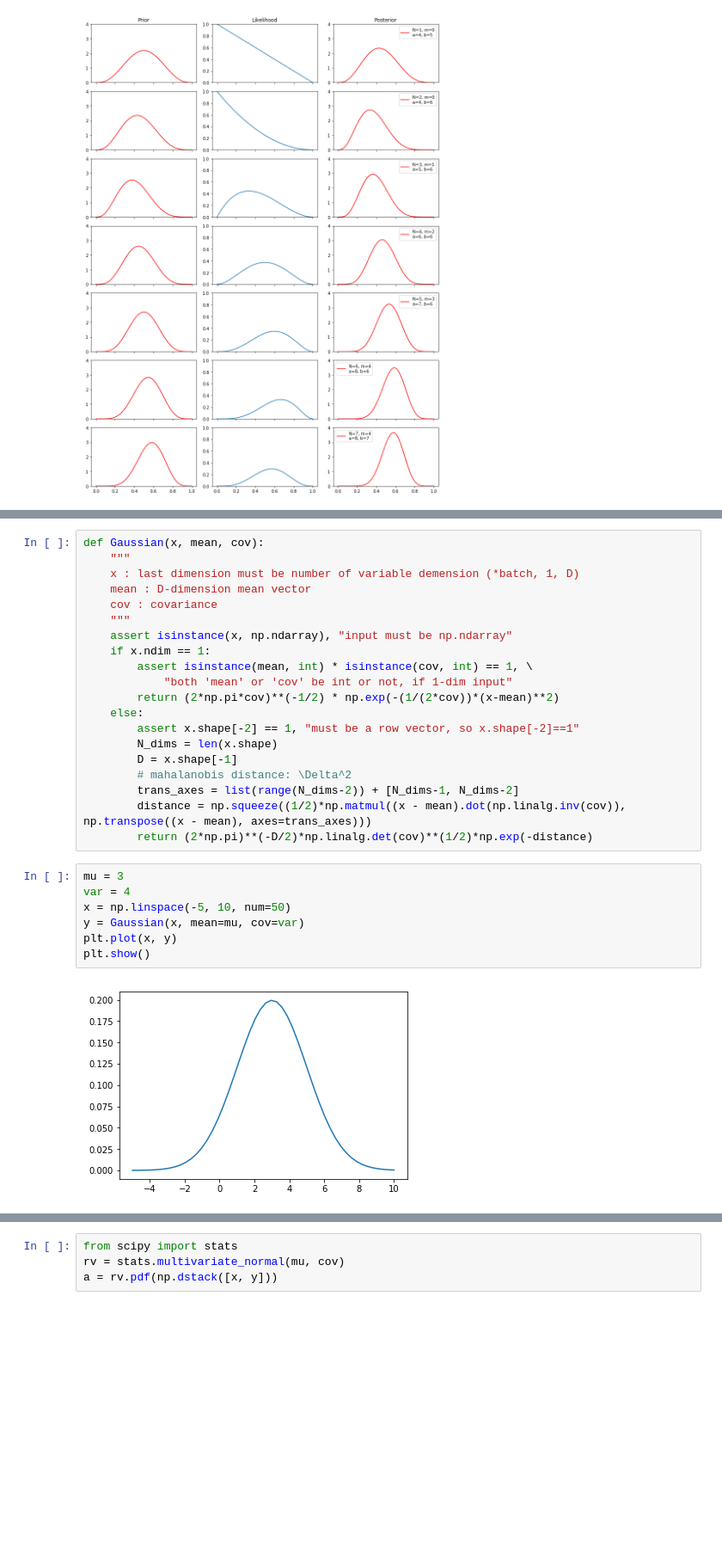
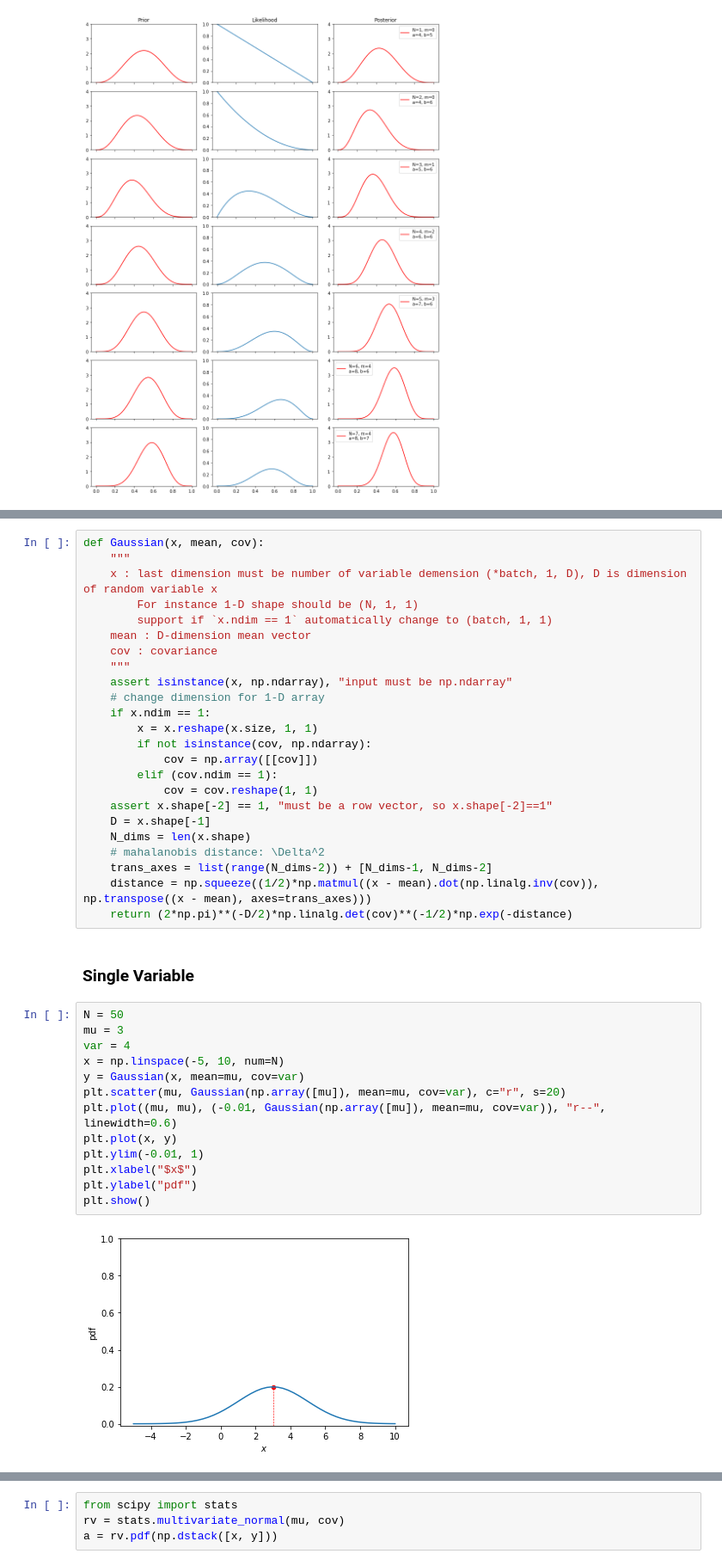
Before and after one commit to simonjisu/prml_study, a Jupyter notebook: notebooks/chapter-2/Probability.ipynb, the cells around one changed output, grey strips where cells are left out. Shown at 86% size. Cells and saved outputs as stored; diff of their text form; blank space fills up the shorter version.

Commit message:
update probs, gaussian

```diff
--- a/notebooks/chapter-2/Probability.ipynb
+++ b/notebooks/chapter-2/Probability.ipynb
@@ -123,30 +128,42 @@ $$\begin{aligned} \mathcal{N}(x \vert \mu, \Sigma^2) &=\dfrac{1}{(2\pi)^{D/2}} \
 # %%
 def Gaussian(x, mean, cov):
     """
-    x : last dimension must be number of variable demension (*batch, 1, D)
+    x : last dimension must be number of variable demension (*batch, 1, D), D is dimension of random variable x
+        For instance 1-D shape should be (N, 1, 1)
+        support if `x.ndim == 1` automatically change to (batch, 1, 1)
     mean : D-dimension mean vector
     cov : covariance
     """
     assert isinstance(x, np.ndarray), "input must be np.ndarray"
+    # change dimension for 1-D array
     if x.ndim == 1:
-        assert isinstance(mean, int) * isinstance(cov, int) == 1, \
-            "both 'mean' or 'cov' be int or not, if 1-dim input"
-        return (2*np.pi*cov)**(-1/2) * np.exp(-(1/(2*cov))*(x-mean)**2)
-    else:
-        assert x.shape[-2] == 1, "must be a row vector, so x.shape[-2]==1"
-        N_dims = len(x.shape)
-        D = x.shape[-1]
-        # mahalanobis distance: \Delta^2
-        trans_axes = list(range(N_dims-2)) + [N_dims-1, N_dims-2]
-        distance = np.squeeze((1/2)*np.matmul((x - mean).dot(np.linalg.inv(cov)), np.transpose((x - mean), axes=trans_axes)))
-        return (2*np.pi)**(-D/2)*np.linalg.det(cov)**(1/2)*np.exp(-distance)
+        x = x.reshape(x.size, 1, 1)
+        if not isinstance(cov, np.ndarray):
+            cov = np.array([[cov]])
+        elif (cov.ndim == 1):
+            cov = cov.reshape(1, 1)
+    assert x.shape[-2] == 1, "must be a row vector, so x.shape[-2]==1"
+    D = x.shape[-1]
+    N_dims = len(x.shape)
+    # mahalanobis distance: \Delta^2
+    trans_axes = list(range(N_dims-2)) + [N_dims-1, N_dims-2]
+    distance = np.squeeze((1/2)*np.matmul((x - mean).dot(np.linalg.inv(cov)), np.transpose((x - mean), axes=trans_axes)))
+    return (2*np.pi)**(-D/2)*np.linalg.det(cov)**(-1/2)*np.exp(-distance)
+# %% [markdown]
+### Single Variable
 # %%
+N = 50
 mu = 3
 var = 4
-x = np.linspace(-5, 10, num=50)
+x = np.linspace(-5, 10, num=N)
 y = Gaussian(x, mean=mu, cov=var)
+plt.scatter(mu, Gaussian(np.array([mu]), mean=mu, cov=var), c="r", s=20)
+plt.plot((mu, mu), (-0.01, Gaussian(np.array([mu]), mean=mu, cov=var)), "r--", linewidth=0.6)
 plt.plot(x, y)
+plt.ylim(-0.01, 1)
+plt.xlabel("$x$")
+plt.ylabel("pdf")
 plt.show()
 # %% [output]
-[figure, old version]
+[figure, new version]
 # %% [markdown]
```
Also changed, not shown: parts of 22 cells of this notebook.
